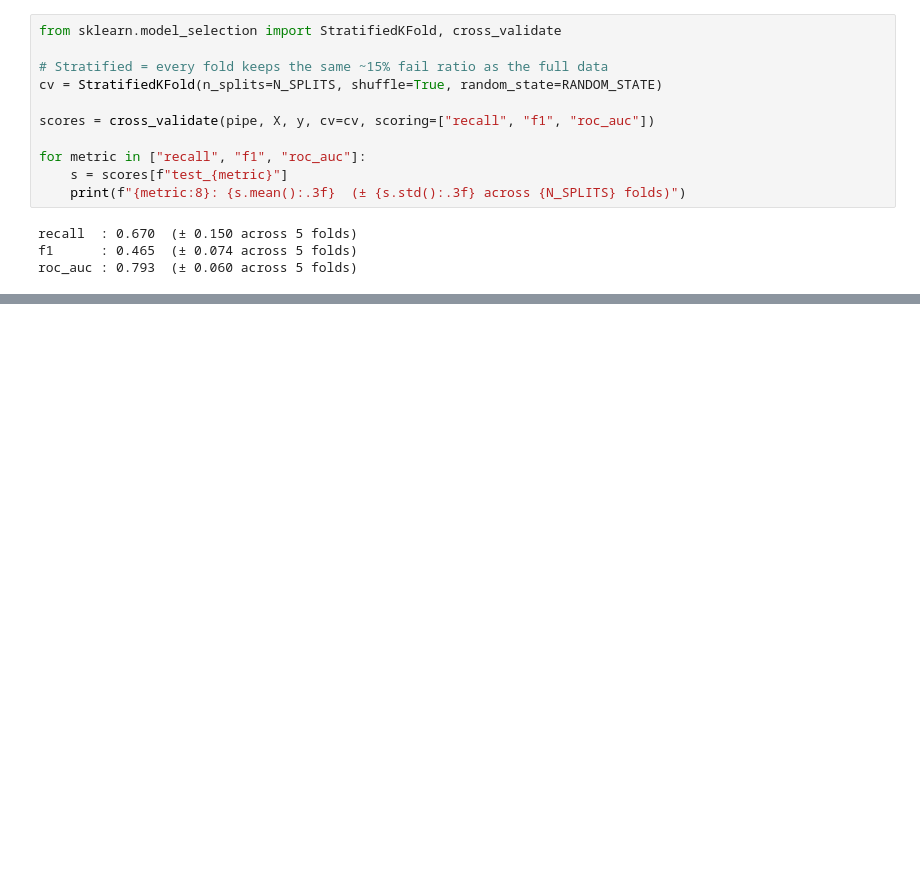
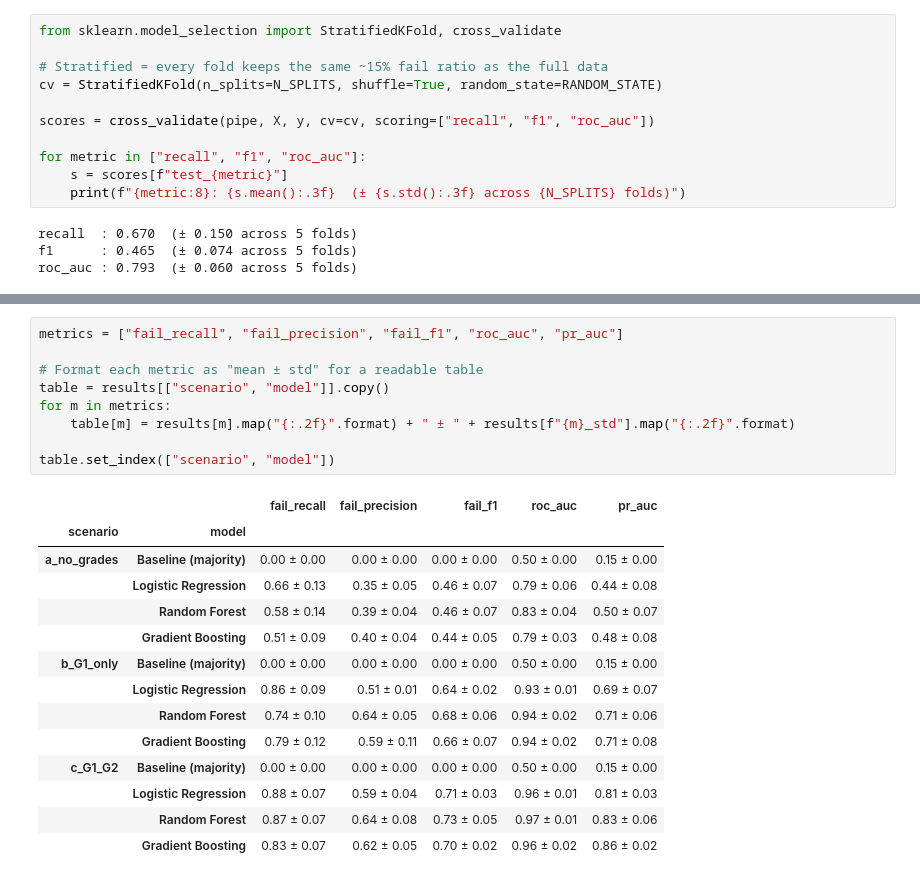
Before and after one commit to abdullahqureshi6687-dotcom/student-early-warning, a Jupyter notebook: notebooks/02_modeling.ipynb, the cells around one changed output, grey strips where cells are left out. Saved outputs shown, nothing was run; the diff lists cells and outputs as text; blank space fills up the shorter version.

```diff
--- a/notebooks/02_modeling.ipynb
+++ b/notebooks/02_modeling.ipynb
@@ -55,0 +77,24 @@ roc_auc : 0.793  (± 0.060 across 5 folds)
+# %%
+metrics = ["fail_recall", "fail_precision", "fail_f1", "roc_auc", "pr_auc"]
+
+# Format each metric as "mean ± std" for a readable table
+table = results[["scenario", "model"]].copy()
+for m in metrics:
+    table[m] = results[m].map("{:.2f}".format) + " ± " + results[f"{m}_std"].map("{:.2f}".format)
+
+table.set_index(["scenario", "model"])
+# %% [output]
+|  |  | fail_recall | fail_precision | fail_f1 | roc_auc | pr_auc |
+| scenario | model |  |  |  |  |  |
+| a_no_grades | Baseline (majority) | 0.00 ± 0.00 | 0.00 ± 0.00 | 0.00 ± 0.00 | 0.50 ± 0.00 | 0.15 ± 0.00 |
+|  | Logistic Regression | 0.66 ± 0.13 | 0.35 ± 0.05 | 0.46 ± 0.07 | 0.79 ± 0.06 | 0.44 ± 0.08 |
+|  | Random Forest | 0.58 ± 0.14 | 0.39 ± 0.04 | 0.46 ± 0.07 | 0.83 ± 0.04 | 0.50 ± 0.07 |
+|  | Gradient Boosting | 0.51 ± 0.09 | 0.40 ± 0.04 | 0.44 ± 0.05 | 0.79 ± 0.03 | 0.48 ± 0.08 |
+| b_G1_only | Baseline (majority) | 0.00 ± 0.00 | 0.00 ± 0.00 | 0.00 ± 0.00 | 0.50 ± 0.00 | 0.15 ± 0.00 |
+|  | Logistic Regression | 0.86 ± 0.09 | 0.51 ± 0.01 | 0.64 ± 0.02 | 0.93 ± 0.01 | 0.69 ± 0.07 |
+|  | Random Forest | 0.74 ± 0.10 | 0.64 ± 0.05 | 0.68 ± 0.06 | 0.94 ± 0.02 | 0.71 ± 0.06 |
+|  | Gradient Boosting | 0.79 ± 0.12 | 0.59 ± 0.11 | 0.66 ± 0.07 | 0.94 ± 0.02 | 0.71 ± 0.08 |
+| c_G1_G2 | Baseline (majority) | 0.00 ± 0.00 | 0.00 ± 0.00 | 0.00 ± 0.00 | 0.50 ± 0.00 | 0.15 ± 0.00 |
+|  | Logistic Regression | 0.88 ± 0.07 | 0.59 ± 0.04 | 0.71 ± 0.03 | 0.96 ± 0.01 | 0.81 ± 0.03 |
+|  | Random Forest | 0.87 ± 0.07 | 0.64 ± 0.08 | 0.73 ± 0.05 | 0.97 ± 0.01 | 0.83 ± 0.06 |
+|  | Gradient Boosting | 0.83 ± 0.07 | 0.62 ± 0.05 | 0.70 ± 0.02 | 0.96 ± 0.02 | 0.86 ± 0.02 |
```
Also changed, not shown: parts of 3 cells of this notebook, 6 other files.
